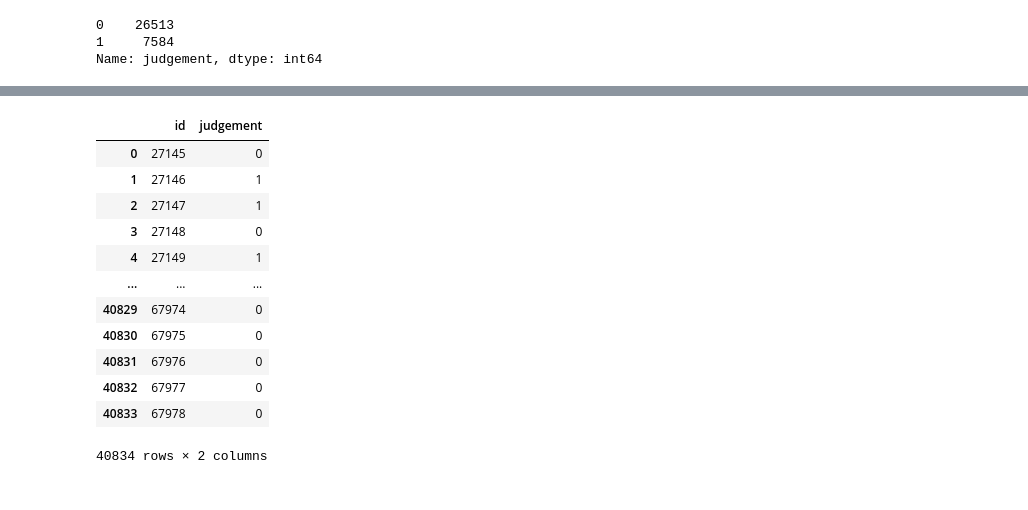
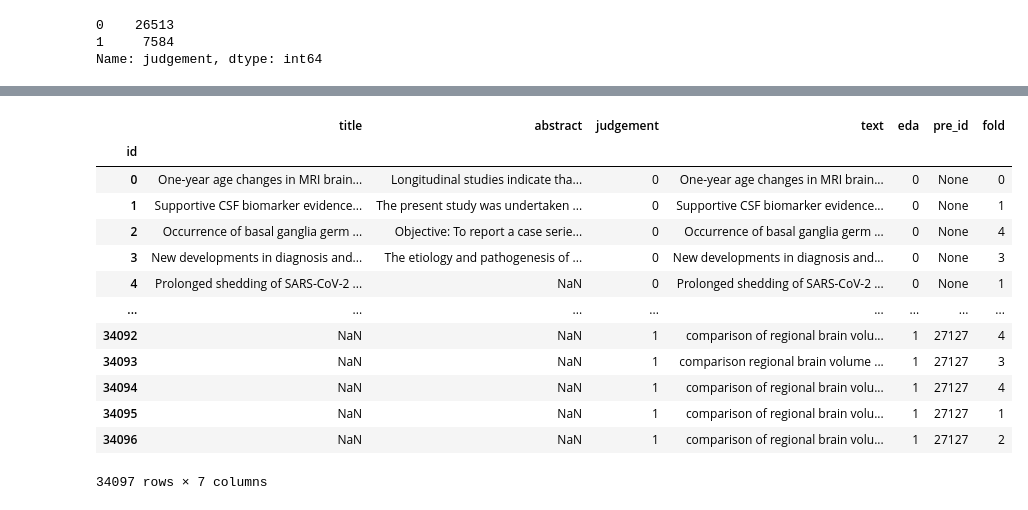
Before and after one commit to SeiyaMatsuda/Automated-Medical-Paper-Sorting-Challenge, a Jupyter notebook: 09.ipynb, the cells around one changed output, grey strips where cells are left out. Saved outputs shown, nothing was run; the diff lists cells and outputs as text; code cells hidden in the pictures.

```diff
--- a/09.ipynb
+++ b/09.ipynb
@@ -291,6 +307,7 @@ train_new = pd.concat([train, train_eda], axis=0)
 # %%
-train_new = train_new.reset_index().drop(columns='id')
+train_new = train_new.reset_index()
 train_new.index.name = 'id'
+train_new.drop(columns=['index'], inplace=True)
 # %%
 train_new.head()
 # %% [output]
@@ -314,5 +331,5 @@ train_new.judgement.value_counts()
 1     7584
 Name: judgement, dtype: int64
 # %%
-train = get_train_data(train)
+train = get_train_data(train_new)
 test = get_test_data(test)
@@ -340,18 +342,19 @@ train.to_csv(os.path.join(save_dir, 'train.csv'))
 test.to_csv(os.path.join(save_dir, 'test.csv'))
 sub.to_csv(os.path.join(save_dir, 'sample_submit.csv'), index=None,header=None)
 # %%
-sub
+train
 # %% [output]
-|  | id | judgement |
-| 0 | 27145 | 0 |
-| 1 | 27146 | 1 |
-| 2 | 27147 | 1 |
-| 3 | 27148 | 0 |
-| 4 | 27149 | 1 |
-| ... | ... | ... |
-| 40829 | 67974 | 0 |
-| 40830 | 67975 | 0 |
-| 40831 | 67976 | 0 |
-| 40832 | 67977 | 0 |
-| 40833 | 67978 | 0 |
+|  | title | abstract | judgement | text | eda | pre_id | fold |
+| id |  |  |  |  |  |  |  |
+| 0 | One-year age changes in MRI brain... | Longitudinal studies indicate tha... | 0 | One-year age changes in MRI brain... | 0 | None | 0 |
+| 1 | Supportive CSF biomarker evidence... | The present study was undertaken ... | 0 | Supportive CSF biomarker evidence... | 0 | None | 1 |
+| 2 | Occurrence of basal ganglia germ ... | Objective: To report a case serie... | 0 | Occurrence of basal ganglia germ ... | 0 | None | 4 |
+| 3 | New developments in diagnosis and... | The etiology and pathogenesis of ... | 0 | New developments in diagnosis and... | 0 | None | 3 |
+| 4 | Prolonged shedding of SARS-CoV-2 ... | NaN | 0 | Prolonged shedding of SARS-CoV-2 ... | 0 | None | 1 |
+| ... | ... | ... | ... | ... | ... | ... | ... |
+| 34092 | NaN | NaN | 1 | comparison of regional brain volu... | 1 | 27127 | 4 |
+| 34093 | NaN | NaN | 1 | comparison regional brain volume ... | 1 | 27127 | 3 |
+| 34094 | NaN | NaN | 1 | comparison of regional brain volu... | 1 | 27127 | 4 |
+| 34095 | NaN | NaN | 1 | comparison of regional brain volu... | 1 | 27127 | 1 |
+| 34096 | NaN | NaN | 1 | comparison of regional brain volu... | 1 | 27127 | 2 |
-40834 rows × 2 columns
+34097 rows × 7 columns
```
Also changed, not shown: parts of 3 cells of this notebook, 4 other files.
